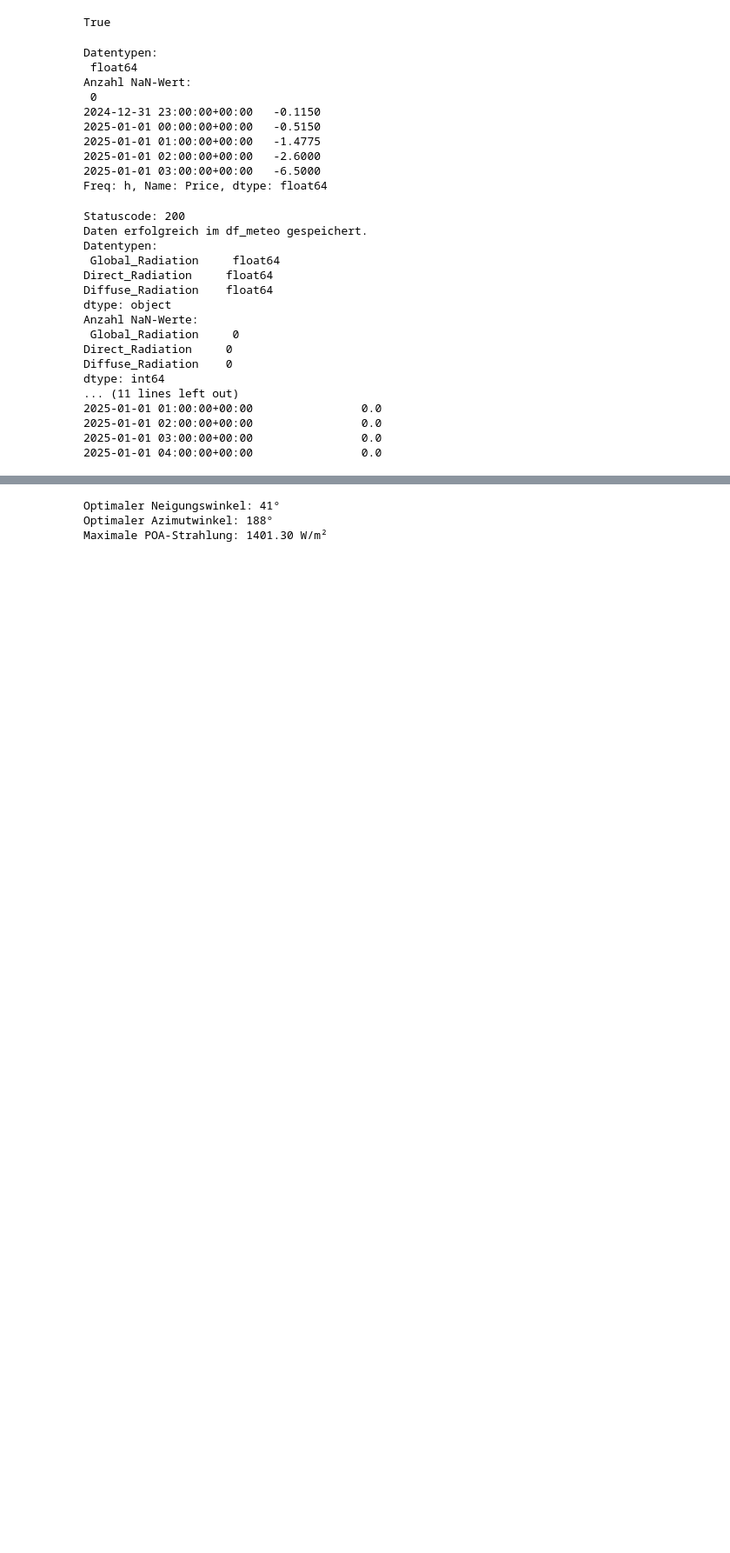
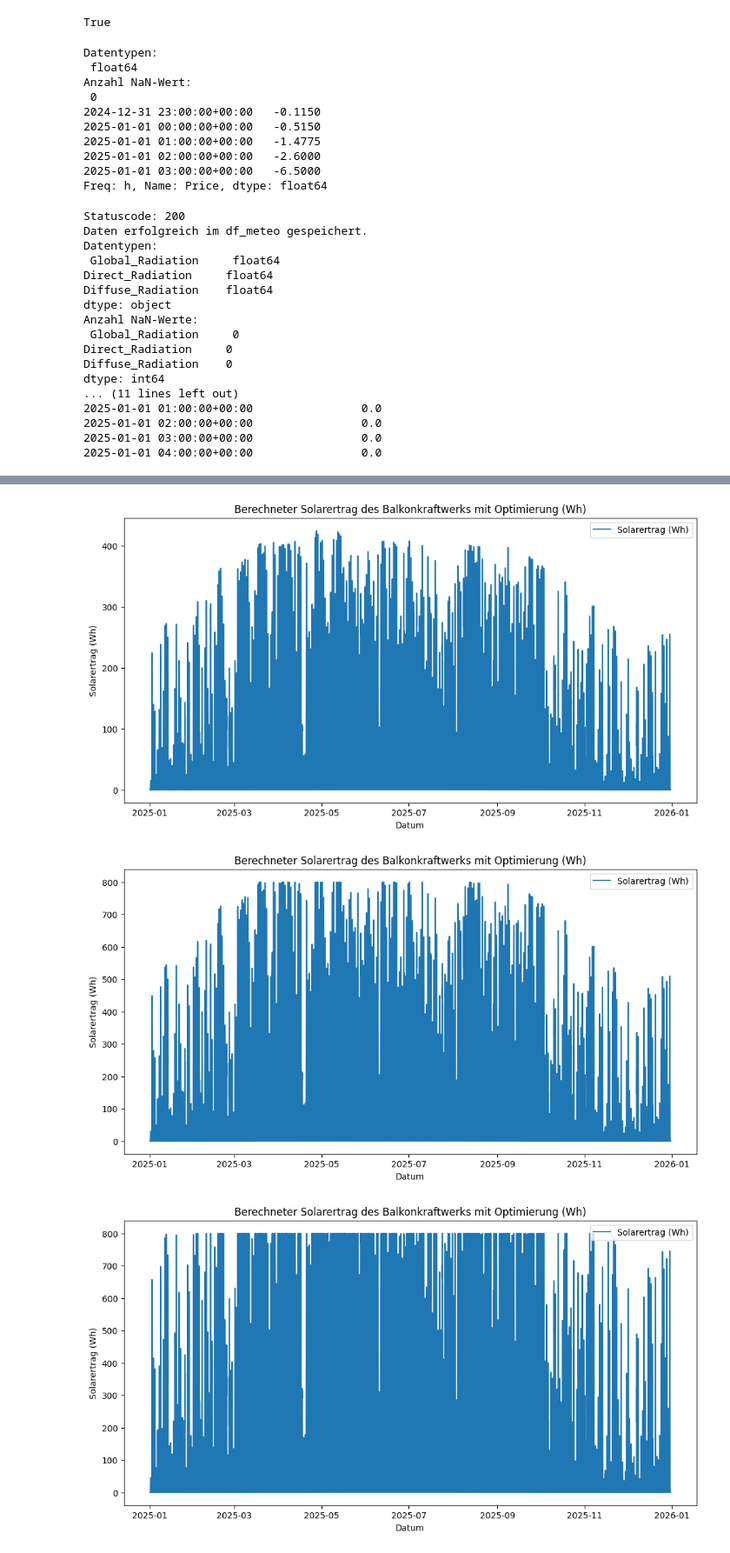
Before and after one commit to tomku44/Stackfuel-DPP, a Jupyter notebook: notebooks/Balkonkraftwerk neuy.ipynb, the cells around one changed output, grey strips where cells are left out. Shown at 87% size. Cells and saved outputs as stored; diff of their text form; code cells hidden in the pictures; blank space fills up the shorter version.

```diff
--- a/notebooks/Balkonkraftwerk neuy.ipynb
+++ b/notebooks/Balkonkraftwerk neuy.ipynb
@@ -301,40 +381,23 @@ Maximale POA-Strahlung: 1401.30 kW/m²
-# %%
-# Optimierung der Neigung und Ausrichtung des Balkonkraftwerks mittels Bayesian Optimization
-from skopt import gp_minimize
-from skopt.space import Integer
-
-# Zielfunktion (negativ, da gp_minimize das Minimum sucht)
-def objective(params):
-    tilt, azimuth = params
-    poa_value = calculate_poa_global(df, tilt, azimuth)
-    # Wir minimieren, also geben wir den negativen Wert zurück
-    return -poa_value
-
-# Definiere den Suchraum
-space = [
-    Integer(0, 50, name='tilt'),      # Neigungswinkel zwischen 0° und 50°
-    Integer(0, 360, name='azimuth')   # Azimutwinkel zwischen 0° und 360°
-]
-
-# Führe die Bayesian Optimization durch
-result = gp_minimize(
-    objective,
-    space,
-    n_calls=50,          # Anzahl der Iterationen (Auswertungen der Zielfunktion)
-    n_initial_points=10, # Anzahl der zufälligen Startpunkte
-    random_state=42
-)
-
-# Ergebnisse extrahieren
-optimal_tilt = result.x[0]
-optimal_azimuth = result.x[1]
-optimal_poa = -result.fun  # Umrechnung zurück zum positiven Wert
-
-# Ergebnisse ausgeben
-print(f"Optimaler Neigungswinkel: {optimal_tilt}°")
-print(f"Optimaler Azimutwinkel: {optimal_azimuth}°")
-print(f"Maximale POA-Strahlung: {optimal_poa:.2f} W/m²")
-# %% [output]
-Optimaler Neigungswinkel: 41°
-Optimaler Azimutwinkel: 188°
-Maximale POA-Strahlung: 1401.30 W/m²
+# %%
+# Plotten der Ergebnisse aus df_optimal_results_1 unter Berechnung mittels calculate_solar_yield für jede Zeile des DataFrames
+for index, row in df_optimal_results_1.iterrows():
+    df_optimal_results_1_plot = calculate_solar_yield(df,
+                           balkonkraftwerk_tilt=row['Neigung_°'],
+                           balkonkraftwerk_azimuth=row['Azimut_°'],
+                           balkonkraftwerk_fläche=row['Fläche_m²'],
+                           balkonkraftwerk_wirkungsgrad=balkonkraftwerk_wirkungsgrad,
+                          )
+    df_optimal_results_1_plot['solar_yield_Wh'] = df_optimal_results_1_plot['solar_yield_Wh'].clip(upper=800)
+
+    # plotten von solar_yield_Wh
+    plt.figure(figsize=(12, 6))
+    plt.plot(df_optimal_results_1_plot.index, df_optimal_results_1_plot['solar_yield_Wh'], label='Solarertrag (Wh)')
+    plt.title('Berechneter Solarertrag des Balkonkraftwerks mit Optimierung (Wh)')
+    plt.ylabel('Solarertrag (Wh)')
+    plt.xlabel('Datum')
+    plt.legend()
+    plt.show()
+# %% [output]
+[figure, added]
+[figure, added]
+[figure, added]
```
Also changed, not shown: parts of 15 cells of this notebook, 2 other files.
